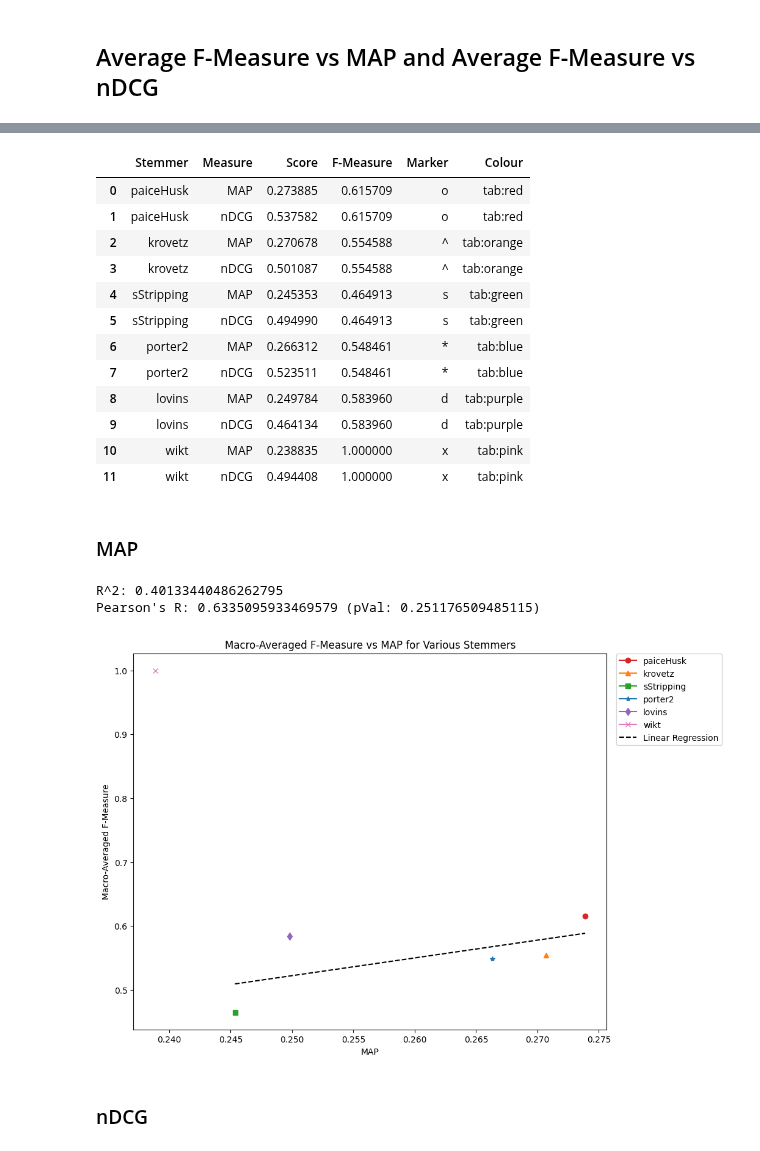
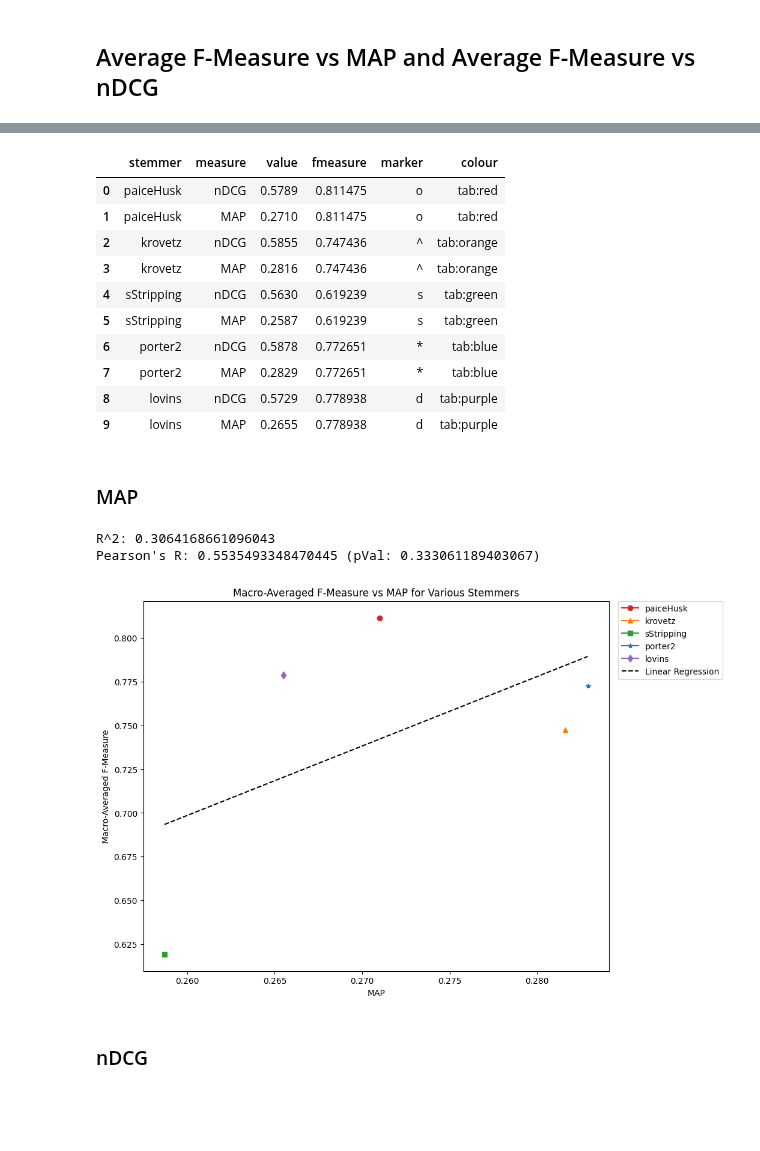
Before and after one commit to Axiomatic314/Stemming, a Jupyter notebook: wsj.ipynb, the cells around one changed output, grey strips where cells are left out. Cells and saved outputs as stored; diff of their text form; code cells hidden in the pictures; blank space fills up the shorter version.

```diff
--- a/wsj.ipynb
+++ b/wsj.ipynb
@@ -47,10 +108,2 @@ nDCG_avg = pd.DataFrame(data_avg)
 # %% [markdown]
 ## MAP and nDCG
-# %%
-labels = ["paiceHusk", "krovetz", "sStripping", "porter2", "lovins", "wikt","none"]
-map = [0.273885, 0.270678, 0.245353, 0.266312, 0.249784, 0.238835, 0.222357]
-nDCG = [0.537582, 0.501087, 0.494990, 0.523511, 0.464134, 0.494408, 0.442813]
-
-data = {"Stemmer": labels, "MAP": map, "nDCG": nDCG}
-df = pd.DataFrame(data=data)
-df = df.melt(id_vars="Stemmer").rename({"variable": "Measure", "value": "Score"}, axis="columns")
@@ -91,26 +126,25 @@ plt.show()
 from os import path
 
 data_dir = path.join("Data","wikt")
-labels = ["paiceHusk", "krovetz", "sStripping", "porter2", "lovins", "wikt"]
+labels = ["paiceHusk", "krovetz", "sStripping", "porter2", "lovins"]
 
-paiceHusk_before_cluster_fmeasures = np.loadtxt(path.join(data_dir, "paiceHusk_before_cluster_fmeasures.csv"))
-krovetz_before_cluster_fmeasures = np.loadtxt(path.join(data_dir, "krovetz_before_cluster_fmeasures.csv"))
-sStripping_before_cluster_fmeasures = np.loadtxt(path.join(data_dir, "sStripping_before_cluster_fmeasures.csv"))
-porter2_before_cluster_fmeasures = np.loadtxt(path.join(data_dir, "porter2_before_cluster_fmeasures.csv"))
-lovins_before_cluster_fmeasures = np.loadtxt(path.join(data_dir, "lovins_before_cluster_fmeasures.csv"))
+paiceHusk_cluster_fmeasures = np.loadtxt(path.join(data_dir, "paiceHusk_cluster_fmeasures.csv"))
+krovetz_cluster_fmeasures = np.loadtxt(path.join(data_dir, "krovetz_cluster_fmeasures.csv"))
+sStripping_cluster_fmeasures = np.loadtxt(path.join(data_dir, "sStripping_cluster_fmeasures.csv"))
+porter2_cluster_fmeasures = np.loadtxt(path.join(data_dir, "porter2_cluster_fmeasures.csv"))
+lovins_cluster_fmeasures = np.loadtxt(path.join(data_dir, "lovins_cluster_fmeasures.csv"))
 
-before = [paiceHusk_before_cluster_fmeasures, krovetz_before_cluster_fmeasures, sStripping_before_cluster_fmeasures, porter2_before_cluster_fmeasures, lovins_before_cluster_fmeasures]
+before = [paiceHusk_cluster_fmeasures, krovetz_cluster_fmeasures, sStripping_cluster_fmeasures, porter2_cluster_fmeasures, lovins_cluster_fmeasures]
 
 averages = list()
 for stemmer in before:
     averages.append(stemmer.mean())
-averages.append(1)
 
 data = {
-    "Stemmer" : labels[:],
-    "F-Measure" : averages,
-    "Marker" : ["o","^","s","*","d","x"],
-    "Colour" : ["tab:red","tab:orange","tab:green","tab:blue","tab:purple","tab:pink"]
+    "stemmer" : labels[:],
+    "fmeasure" : averages,
+    "marker" : ["o","^","s","*","d"],
+    "colour" : ["tab:red","tab:orange","tab:green","tab:blue","tab:purple"]
 }
 
 average_fmeasures = pd.DataFrame(data=data)
@@ -126,52 +159,52 @@ display(average_fmeasures)
 # %%
-merged_df = df.merge(average_fmeasures)
+merged_df = df[df["stemmer"] != "none"]
+merged_df = df[df["stemmer"] != "wikt"]
+merged_df = merged_df.merge(average_fmeasures)
 merged_df
 # %% [output]
-|  | Stemmer | Measure | Score | F-Measure | Marker | Colour |
-| 0 | paiceHusk | MAP | 0.273885 | 0.615709 | o | tab:red |
-| 1 | paiceHusk | nDCG | 0.537582 | 0.615709 | o | tab:red |
-| 2 | krovetz | MAP | 0.270678 | 0.554588 | ^ | tab:orange |
-| 3 | krovetz | nDCG | 0.501087 | 0.554588 | ^ | tab:orange |
-| 4 | sStripping | MAP | 0.245353 | 0.464913 | s | tab:green |
-| 5 | sStripping | nDCG | 0.494990 | 0.464913 | s | tab:green |
-| 6 | porter2 | MAP | 0.266312 | 0.548461 | * | tab:blue |
-| 7 | porter2 | nDCG | 0.523511 | 0.548461 | * | tab:blue |
-| 8 | lovins | MAP | 0.249784 | 0.583960 | d | tab:purple |
-| 9 | lovins | nDCG | 0.464134 | 0.583960 | d | tab:purple |
-| 10 | wikt | MAP | 0.238835 | 1.000000 | x | tab:pink |
-| 11 | wikt | nDCG | 0.494408 | 1.000000 | x | tab:pink |
+|  | stemmer | measure | value | fmeasure | marker | colour |
+| 0 | paiceHusk | nDCG | 0.5789 | 0.811475 | o | tab:red |
+| 1 | paiceHusk | MAP | 0.2710 | 0.811475 | o | tab:red |
+| 2 | krovetz | nDCG | 0.5855 | 0.747436 | ^ | tab:orange |
+| 3 | krovetz | MAP | 0.2816 | 0.747436 | ^ | tab:orange |
+| 4 | sStripping | nDCG | 0.5630 | 0.619239 | s | tab:green |
+| 5 | sStripping | MAP | 0.2587 | 0.619239 | s | tab:green |
+| 6 | porter2 | nDCG | 0.5878 | 0.772651 | * | tab:blue |
+| 7 | porter2 | MAP | 0.2829 | 0.772651 | * | tab:blue |
+| 8 | lovins | nDCG | 0.5729 | 0.778938 | d | tab:purple |
+| 9 | lovins | MAP | 0.2655 | 0.778938 | d | tab:purple |
 # %% [markdown]
 ### MAP
 # %%
 from sklearn.linear_model import LinearRegression
 from scipy.stats import pearsonr
 
 TARGET_COL = "MAP"
-target_df = merged_df[merged_df["Measure"]==TARGET_COL]
-target_df_sorted = target_df.sort_values(by="Score").drop([10])
-X = target_df_sorted["Score"].to_numpy().reshape(-1,1)
-y = target_df_sorted["F-Measure"].to_numpy()
+target_df = merged_df[merged_df["measure"]==TARGET_COL]
+target_df_sorted = target_df.sort_values(by="value")
+X = target_df_sorted["value"].to_numpy().reshape(-1,1)
+y = target_df_sorted["fmeasure"].to_numpy()
 
 linearRegression = LinearRegression().fit(X,y)
 print(f"R^2: {linearRegression.score(X, y)}")
 
 pearsonrResult = pearsonr(X.squeeze(), y)
 print(f"Pearson's R: {pearsonrResult.statistic} (pVal: {pearsonrResult.pvalue})")
 plt.figure(figsize=(10,8))
 for _, row in target_df.iterrows():
-    plt.plot(row["Score"], row["F-Measure"], marker=row["Marker"], color=row["Colour"], label=row["Stemmer"])
+    plt.plot(row["value"], row["fmeasure"], marker=row["marker"], color=row["colour"], label=row["stemmer"])
 
 y_pred = linearRegression.coef_*X+linearRegression.intercept_
 plt.plot(X, y_pred, "k--", label=f"Linear Regression")
 plt.title(f"Macro-Averaged F-Measure vs {TARGET_COL} for Various Stemmers")
 plt.xlabel("MAP")
 plt.ylabel("Macro-Averaged F-Measure")
 plt.legend(bbox_to_anchor=(1.02,1),loc="upper left",borderaxespad=0)
 plt.show()
 # %% [output]
-R^2: 0.40133440486262795
-Pearson's R: 0.6335095933469579 (pVal: 0.251176509485115)
+R^2: 0.3064168661096043
+Pearson's R: 0.5535493348470445 (pVal: 0.333061189403067)
-[figure, old version]
+[figure, new version]
 # %% [markdown]
 ### nDCG
 # %%
```
Also changed, not shown: parts of 11 cells of this notebook.
